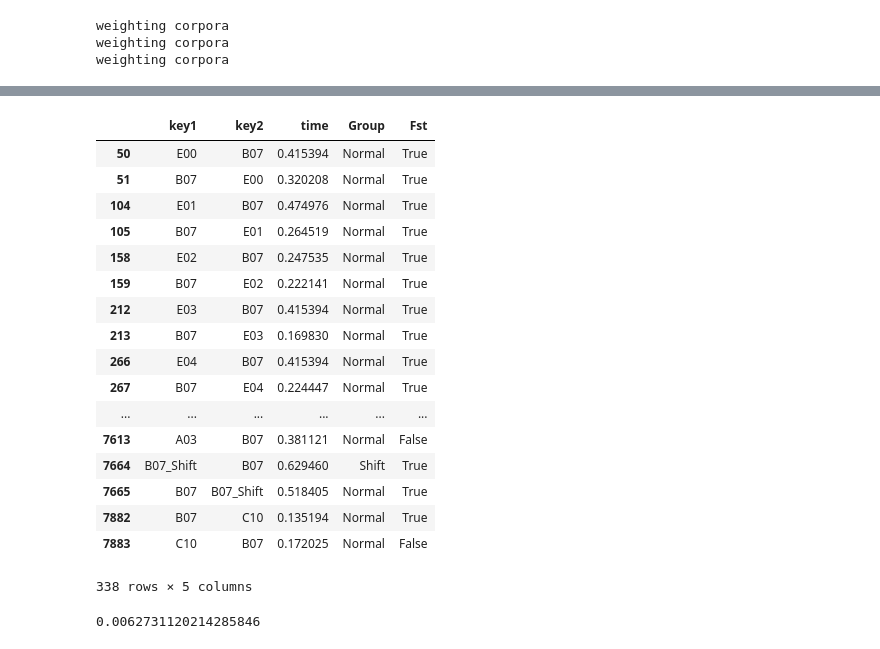
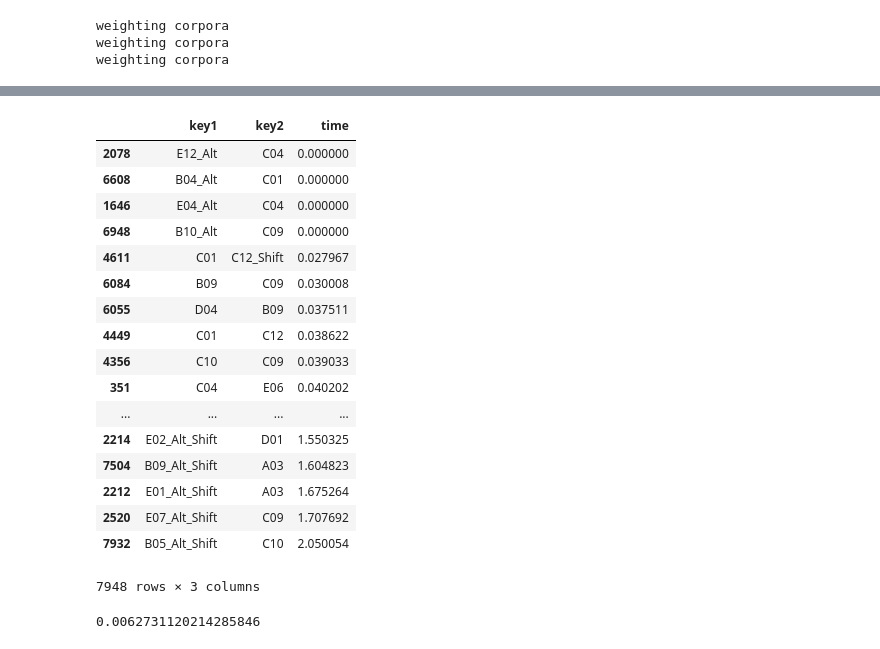
Before and after one commit to annafeit/optimizing-the-french-keyboard, a Jupyter notebook: Performance and probaility statistics.ipynb, the cells around one changed output, grey strips where cells are left out. Drawn from its saved outputs; the diff is of its cells as text; code cells hidden in the pictures.

```diff
--- a/Performance and probaility statistics.ipynb
+++ b/Performance and probaility statistics.ipynb
@@ -74,24 +74,24 @@ for g, g_data in performance.groupby('Group'):
-# %%
-performance[(performance.key1=="B07") | (performance.key2 == "B07")]
-# %% [output]
-|  | key1 | key2 | time | Group | Fst |
-| 50 | E00 | B07 | 0.415394 | Normal | True |
-| 51 | B07 | E00 | 0.320208 | Normal | True |
-| 104 | E01 | B07 | 0.474976 | Normal | True |
-| 105 | B07 | E01 | 0.264519 | Normal | True |
-| 158 | E02 | B07 | 0.247535 | Normal | True |
-| 159 | B07 | E02 | 0.222141 | Normal | True |
-| 212 | E03 | B07 | 0.415394 | Normal | True |
-| 213 | B07 | E03 | 0.169830 | Normal | True |
-| 266 | E04 | B07 | 0.415394 | Normal | True |
-| 267 | B07 | E04 | 0.224447 | Normal | True |
-| ... | ... | ... | ... | ... | ... |
-| 7613 | A03 | B07 | 0.381121 | Normal | False |
-| 7664 | B07_Shift | B07 | 0.629460 | Shift | True |
-| 7665 | B07 | B07_Shift | 0.518405 | Normal | True |
-| 7882 | B07 | C10 | 0.135194 | Normal | True |
-| 7883 | C10 | B07 | 0.172025 | Normal | False |
-338 rows × 5 columns
+# %%
+performance.sort_values(by="time")
+# %% [output]
+|  | key1 | key2 | time |
+| 2078 | E12_Alt | C04 | 0.000000 |
+| 6608 | B04_Alt | C01 | 0.000000 |
+| 1646 | E04_Alt | C04 | 0.000000 |
+| 6948 | B10_Alt | C09 | 0.000000 |
+| 4611 | C01 | C12_Shift | 0.027967 |
+| 6084 | B09 | C09 | 0.030008 |
+| 6055 | D04 | B09 | 0.037511 |
+| 4449 | C01 | C12 | 0.038622 |
+| 4356 | C10 | C09 | 0.039033 |
+| 351 | C04 | E06 | 0.040202 |
+| ... | ... | ... | ... |
+| 2214 | E02_Alt_Shift | D01 | 1.550325 |
+| 7504 | B09_Alt_Shift | A03 | 1.604823 |
+| 2212 | E01_Alt_Shift | A03 | 1.675264 |
+| 2520 | E07_Alt_Shift | C09 | 1.707692 |
+| 7932 | B05_Alt_Shift | C10 | 2.050054 |
+7948 rows × 3 columns
 # %%
 p_bigram["e", "t"]
 # %% [output]
```
Also changed, not shown: parts of 2 cells of this notebook, 15 other files.
